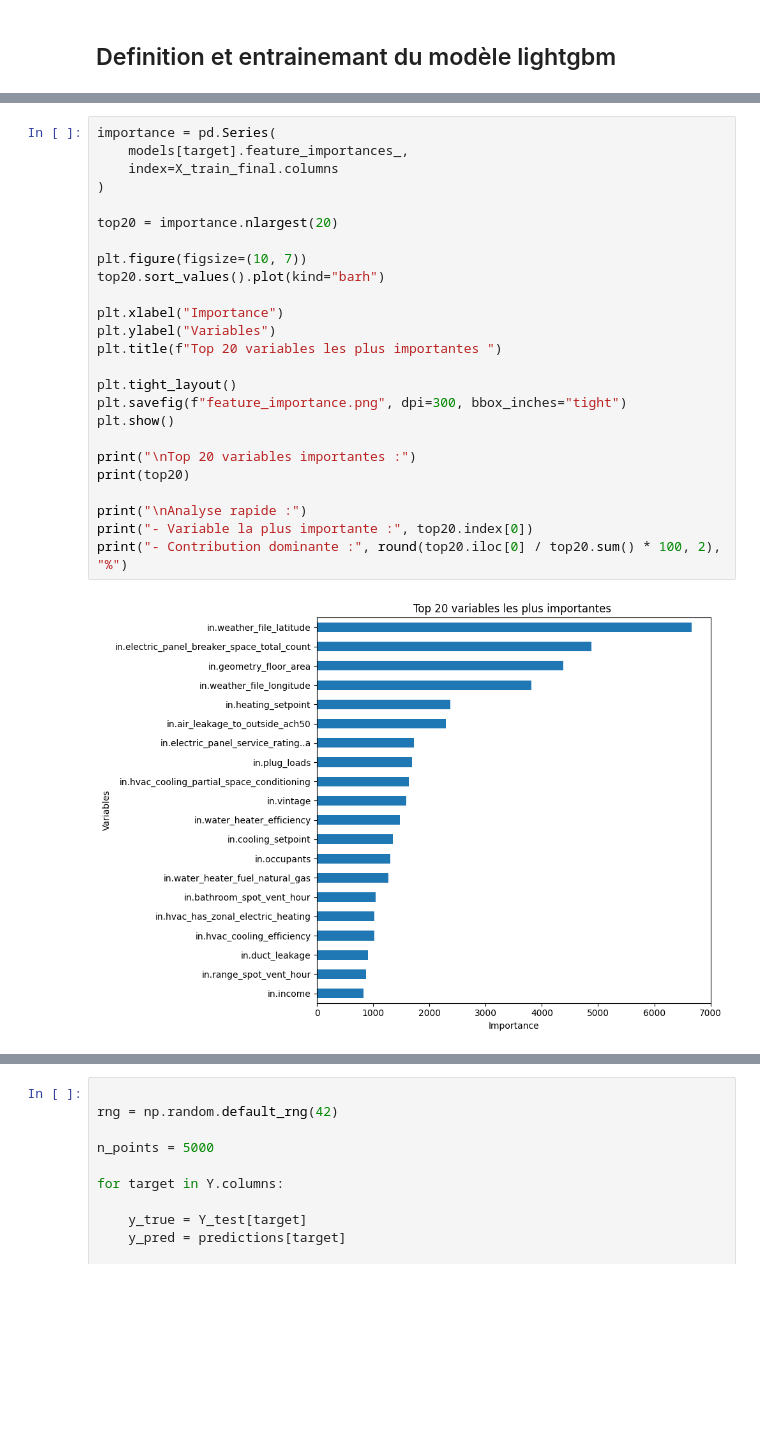
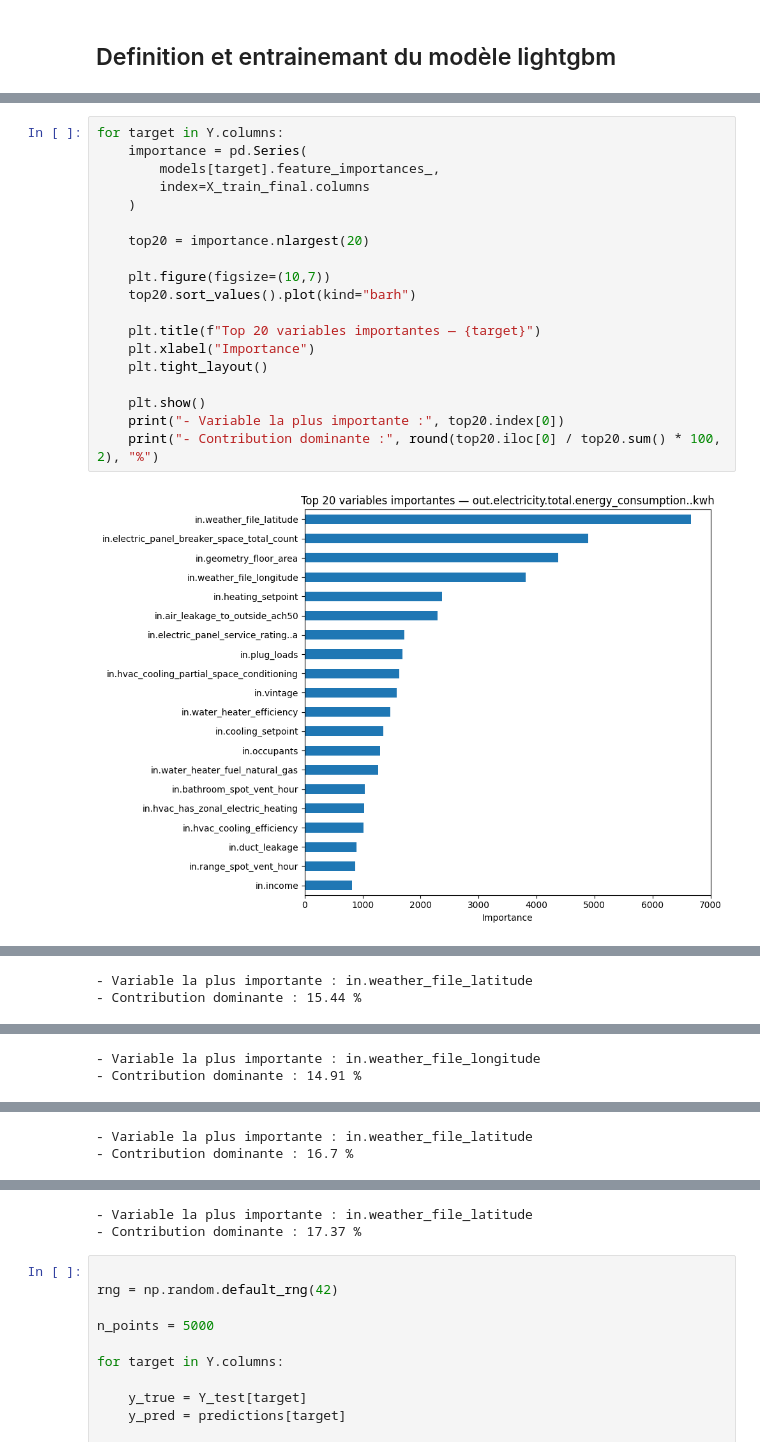
Before and after one commit to BOUBAKERAMDY/FlexiMax, a Jupyter notebook: notebooks/05_deeplearning/lightgbm_stratified.ipynb, the cells around one changed output, grey strips where cells are left out. Drawn from its saved outputs; the diff is of its cells as text; blank space fills up the shorter version.

Commit message:
Finalisation de l'evaluation du modele Lightgbm multi-cibles

```diff
--- a/notebooks/05_deeplearning/lightgbm_stratified.ipynb
+++ b/notebooks/05_deeplearning/lightgbm_stratified.ipynb
@@ -203,29 +203,23 @@ And if memory is not enough, you can set `force_col_wise=true`.
 | out.fuel_oil.total.energy_consump... | 2900.6952 | 715.2653 | 0.8317 | 4239.9954 | 975.4125 | 0.6493 | 4058.4745 | 951.4719 | 0.6616 | ... |
 | out.propane.total.energy_consumpt... | 3027.4280 | 858.3575 | 0.7587 | 4332.1163 | 1139.1309 | 0.5143 | 4382.6952 | 1150.1428 | 0.4994 | ... |
 # %%
-importance = pd.Series(
-    models[target].feature_importances_,
-    index=X_train_final.columns
-)
+for target in Y.columns:
+    importance = pd.Series(
+        models[target].feature_importances_,
+        index=X_train_final.columns
+    )
 
-top20 = importance.nlargest(20)
+    top20 = importance.nlargest(20)
 
-plt.figure(figsize=(10, 7))
-top20.sort_values().plot(kind="barh")
+    plt.figure(figsize=(10,7))
+    top20.sort_values().plot(kind="barh")
 
-plt.xlabel("Importance")
-plt.ylabel("Variables")
-plt.title(f"Top 20 variables les plus importantes ")
+    plt.title(f"Top 20 variables importantes — {target}")
+    plt.xlabel("Importance")
+    plt.tight_layout()
 
-plt.tight_layout()
-plt.savefig(f"feature_importance.png", dpi=300, bbox_inches="tight")
-plt.show()
-
-print("\nTop 20 variables importantes :")
-print(top20)
-
-print("\nAnalyse rapide :")
-print("- Variable la plus importante :", top20.index[0])
-print("- Contribution dominante :", round(top20.iloc[0] / top20.sum() * 100, 2), "%")
+    plt.show()
+    print("- Variable la plus importante :", top20.index[0])
+    print("- Contribution dominante :", round(top20.iloc[0] / top20.sum() * 100, 2), "%")
 # %% [output]
-[figure, old version]
+[figure, new version]
@@ -248,0 +229,2 @@ Analyse rapide :
+- Variable la plus importante : in.weather_file_latitude
+- Contribution dominante : 15.44 %
@@ -248,0 +232,2 @@ Analyse rapide :
+- Variable la plus importante : in.weather_file_longitude
+- Contribution dominante : 14.91 %
@@ -248,0 +235,2 @@ Analyse rapide :
+- Variable la plus importante : in.weather_file_latitude
+- Contribution dominante : 16.7 %
@@ -249,3 +238,5 @@ Analyse rapide :
+- Variable la plus importante : in.weather_file_latitude
+- Contribution dominante : 17.37 %
 # %%
 
 rng = np.random.default_rng(42)
```
Also changed, not shown: parts of 5 cells of this notebook.
